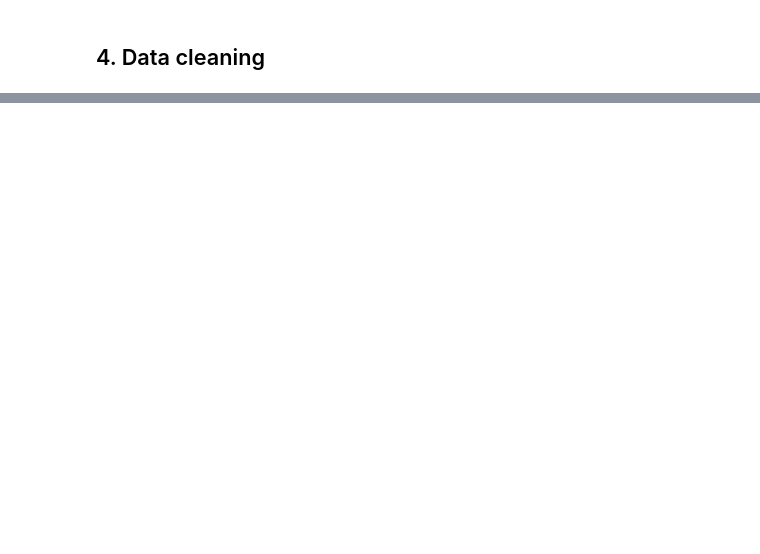
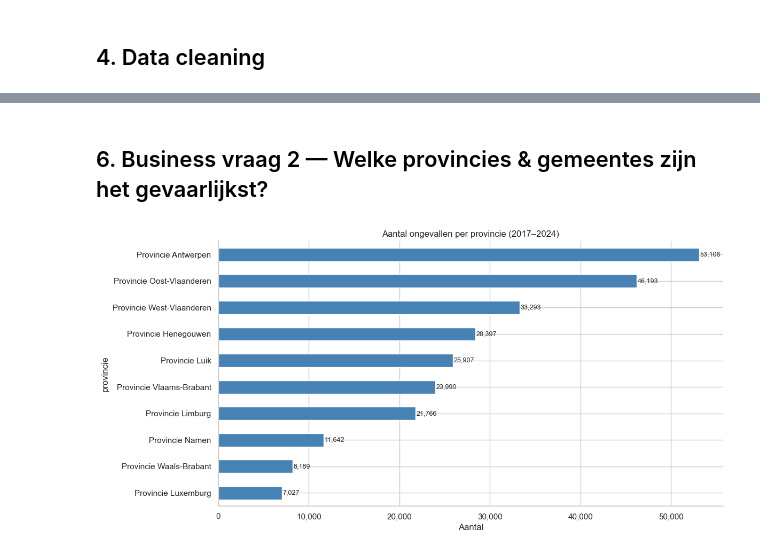
Before and after one commit to alex-ayibyan/verkeersongevallen-belgie, a Jupyter notebook: notebooks/01_exploratory_analysis.ipynb, the cells around one changed output, grey strips where cells are left out. Saved outputs shown, nothing was run; the diff lists cells and outputs as text; code cells hidden in the pictures; blank space fills up the shorter version.

Commit message:
Herschrijf EDA notebook voor echte Statbel dataset (2017-2024)
Co-Authored-By: Claude Sonnet 4.6 <noreply@anthropic.com>

```diff
--- a/notebooks/01_exploratory_analysis.ipynb
+++ b/notebooks/01_exploratory_analysis.ipynb
@@ -71,0 +80,29 @@ df.head()
+# %%
+# Tijdkolom parsen (formaat: HHMM als integer of string)
+df['DT_TIME'] = df['DT_TIME'].astype(str).str.zfill(4)
+df['hour'] = pd.to_numeric(df['DT_TIME'].str[:2], errors='coerce')
+
+# Provincie: missende waarden opvullen
+df['provincie'] = df['TX_PROV_COLLISION_NL'].fillna('Onbekend')
+
+# Veelgebruikte kolommen hernoemen
+df = df.rename(columns={
+    'DT_YEAR_COLLISION':     'jaar',
+    'DT_MONTH_COLLISION':    'maand',
+    'TX_MUNTY_COLLISION_NL': 'gemeente',
+    'TX_RGN_COLLISION_NL':   'gewest',
+    'TX_CLASS_ACCIDENTS_NL': 'ernst',
+    'TX_WEATHER_NL':         'weer',
+    'TX_LIGHT_CONDITION_NL': 'licht',
+    'CD_ROAD_TYPE_NL':       'wegtype',
+    'MS_X_COORD':            'x',
+    'MS_Y_COORD':            'y'
+})
+
+# Maandnamen
+maanden = {1:'Jan',2:'Feb',3:'Mrt',4:'Apr',5:'Mei',6:'Jun',
+           7:'Jul',8:'Aug',9:'Sep',10:'Okt',11:'Nov',12:'Dec'}
+df['maand_naam'] = df['maand'].map(maanden)
+
+print('Cleaning klaar ✓')
+print(f'Dataset: {len(df):,} rijen')
@@ -71,0 +144,19 @@ df.head()
+# %% [markdown]
+## 6. Business vraag 2 — Welke provincies & gemeentes zijn het gevaarlijkst?
+# %%
+# Per provincie
+prov_counts = df[df['provincie'] != 'Onbekend']['provincie'].value_counts()
+
+fig, ax = plt.subplots(figsize=(12, 6))
+prov_counts.plot(kind='barh', ax=ax, color='steelblue')
+ax.set_title('Aantal ongevallen per provincie (2017–2024)')
+ax.set_xlabel('Aantal')
+ax.invert_yaxis()
+ax.xaxis.set_major_formatter(mticker.FuncFormatter(lambda x, _: f'{int(x):,}'))
+for i, v in enumerate(prov_counts.values):
+    ax.text(v + 100, i, f'{v:,}', va='center', fontsize=9)
+plt.tight_layout()
+plt.savefig('../data/processed/plot_provincie.png', dpi=150, bbox_inches='tight')
+plt.show()
+# %% [output]
+[figure, added]
```
Also changed, not shown: parts of 32 cells of this notebook.
